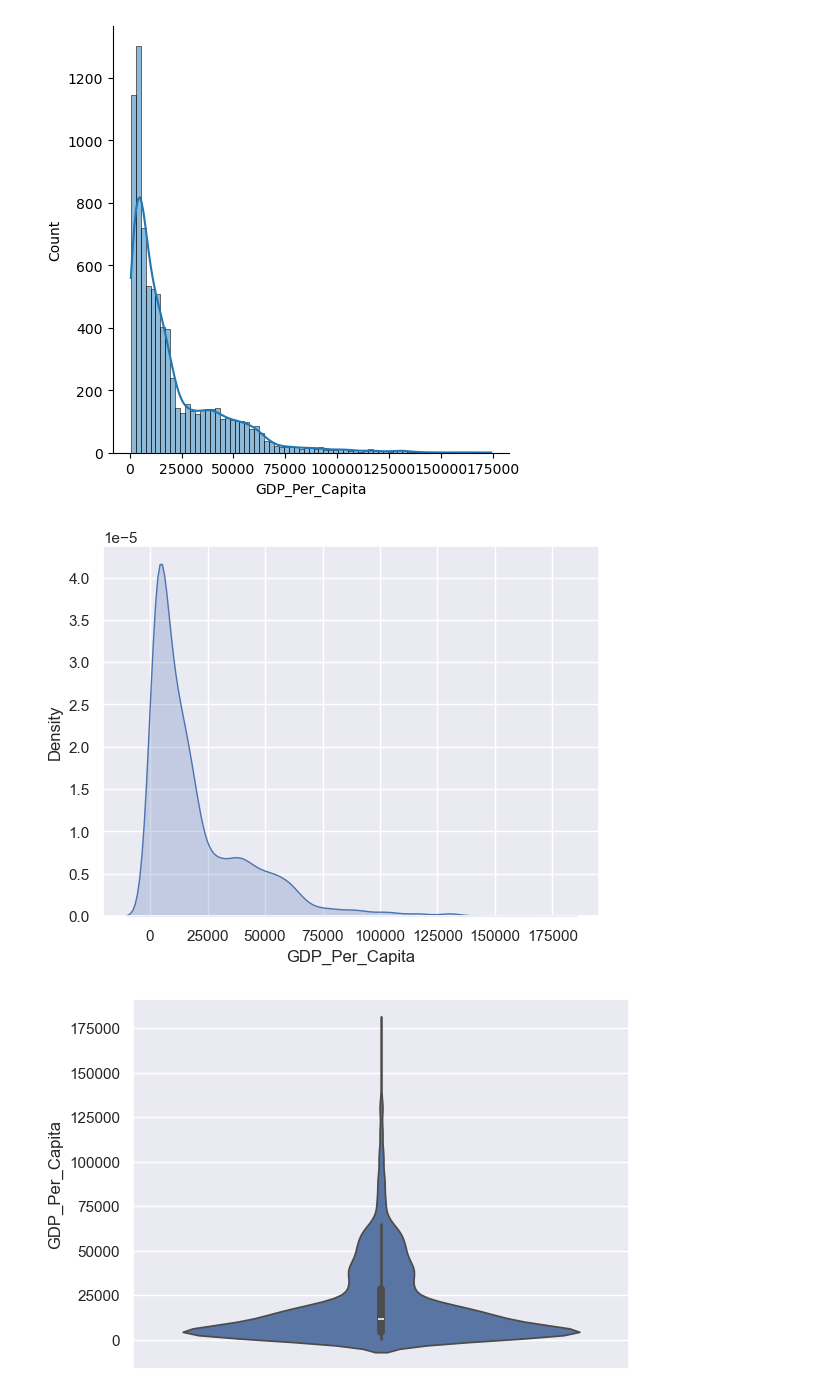
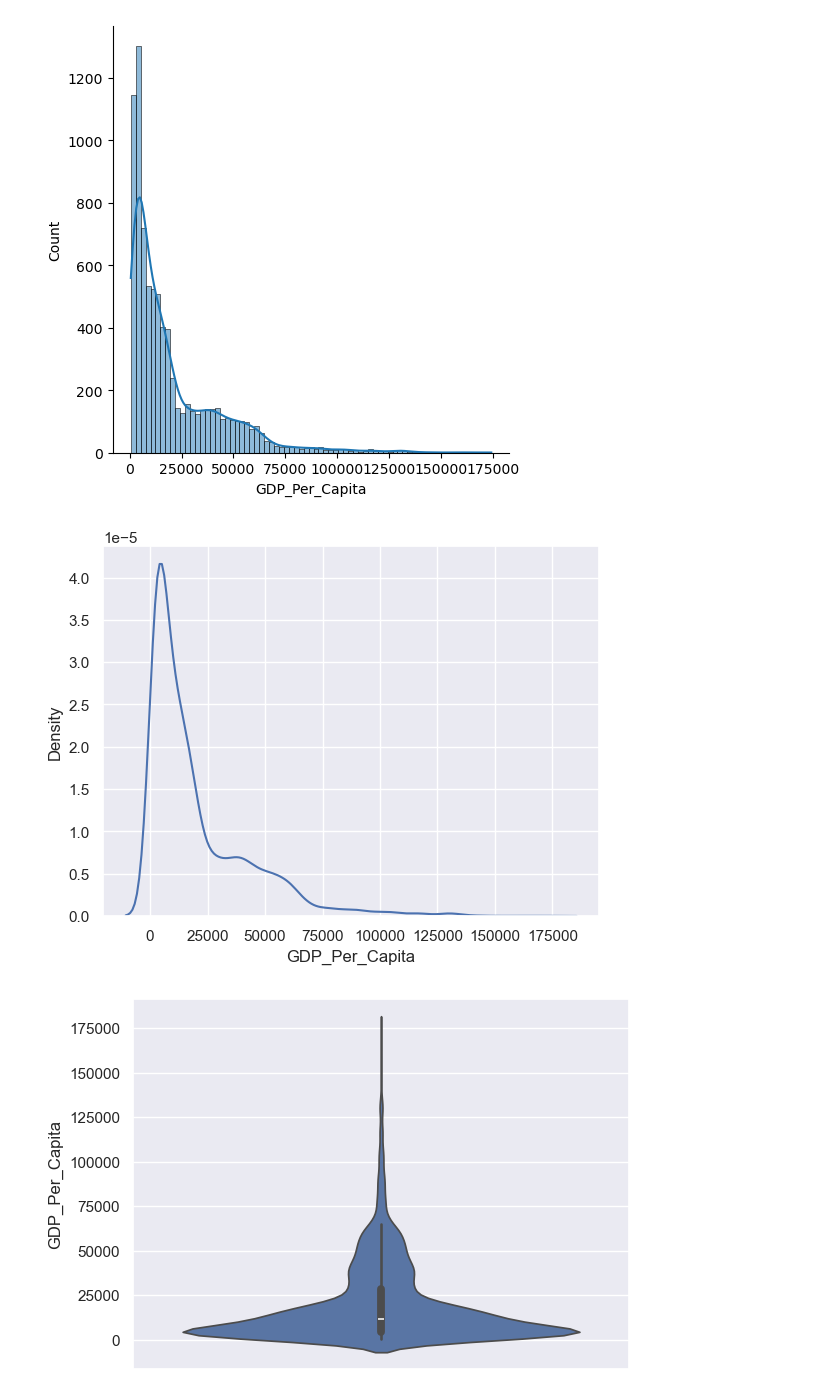
Before and after one commit to NSS-Data-Analytics-Cohort-14/gdp-and-internet-usage-lou-knoble, a Jupyter notebook: notebooks/example.ipynb, the cells around one changed output. Saved outputs shown, nothing was run; the diff lists cells and outputs as text; code cells hidden in the pictures.

```diff
--- a/notebooks/example.ipynb
+++ b/notebooks/example.ipynb
@@ -116,10 +116,10 @@ sns.displot( data=gdp_df["GDP_Per_Capita"], kde=True )
 [figure]
 # %%
 sns.set_theme(style="darkgrid")
-sns.kdeplot(gdp_df['GDP_Per_Capita'], fill=True)
+sns.kdeplot(gdp_df['GDP_Per_Capita'], fill=False)
 plt.show()
 # %% [output]
-[figure, old version]
+[figure, new version]
 # %%
 sns.violinplot(y=gdp_df["GDP_Per_Capita"])
 plt.show()
```
Also changed, not shown: parts of 45 cells of this notebook.
